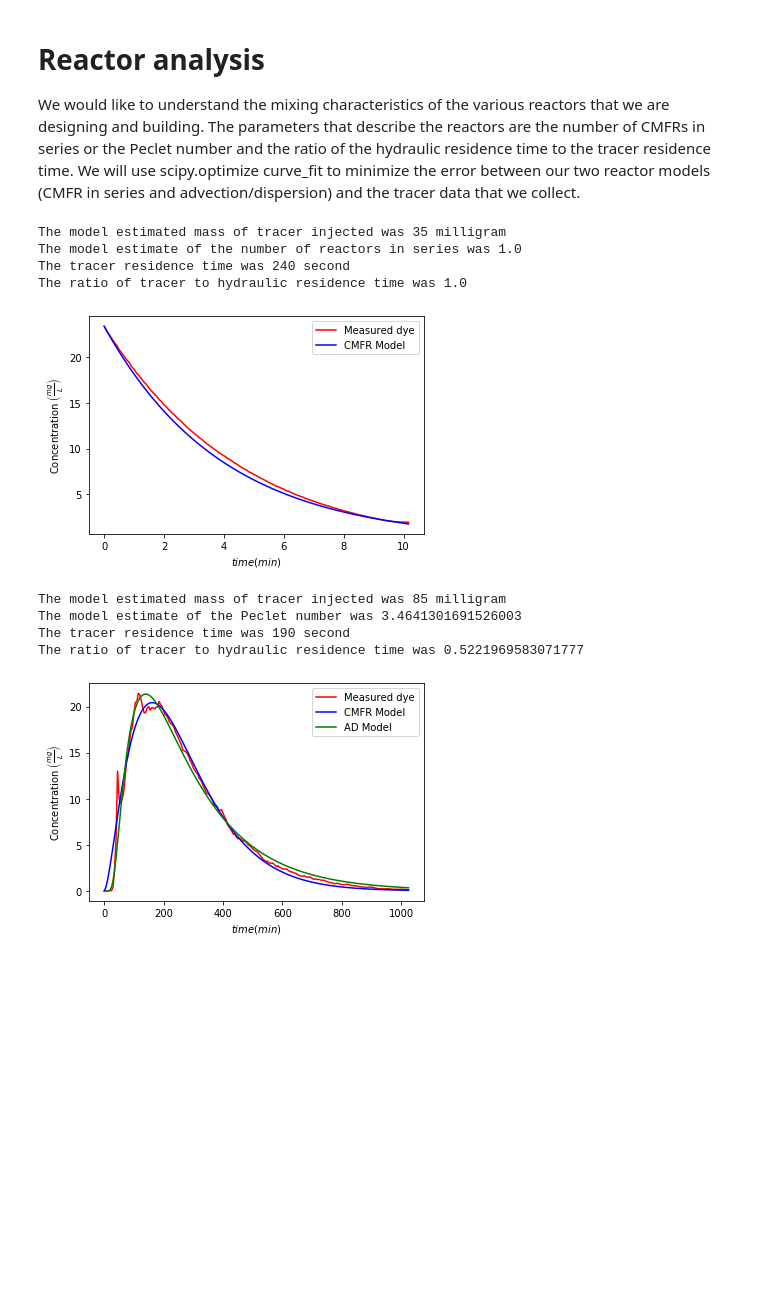
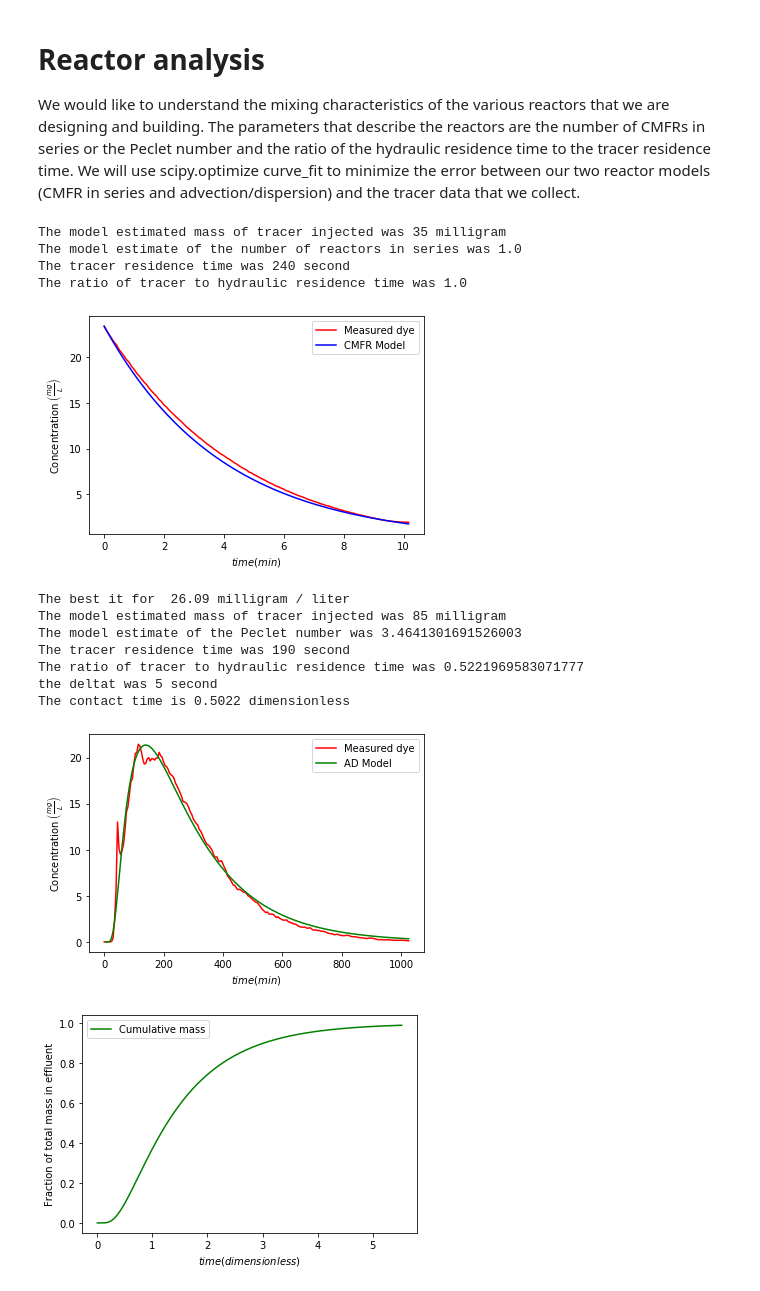
Before and after one commit to monroews/CEE4530, a Jupyter notebook: Examples/Reactor.ipynb, the cells around one changed output. Cells and saved outputs as stored; diff of their text form; code cells hidden in the pictures; blank space fills up the shorter version.

```diff
--- a/Examples/Reactor.ipynb
+++ b/Examples/Reactor.ipynb
@@ -106,7 +109,7 @@ one_baffle_theta_hydraulic = (one_baffle_V/one_baffle_Q).to(u.s)
 one_baffle_C_bar_guess = np.max(one_baffle_concentration_data)/2
 #use solver to get the CMFR parameters
 one_baffle_CMFR = ac.Solver_CMFR_N(one_baffle_time_data, one_baffle_concentration_data, one_baffle_theta_hydraulic, one_baffle_C_bar_guess)
-one_baffle_CMFR.C_bar
+print('The best it for ',one_baffle_CMFR.C_bar)
 one_baffle_CMFR.N
 one_baffle_CMFR.theta.to(u.s)
 
@@ -121,33 +124,59 @@ one_baffle_CMFR_model = (one_baffle_CMFR.C_bar*ac.E_CMFR_N(one_baffle_time_data/
 #use solver to get the advection dispersion parameters
 one_baffle_AD = ac.Solver_AD_Pe(one_baffle_time_data, one_baffle_concentration_data, one_baffle_theta_hydraulic, one_baffle_C_bar_guess)
 one_baffle_AD.C_bar
 one_baffle_AD.Pe
 one_baffle_AD.theta
 
 print('The model estimated mass of tracer injected was',ac.round_sig_figs(one_baffle_AD.C_bar*one_baffle_V ,2) )
 print('The model estimate of the Peclet number was', one_baffle_AD.Pe)
 print('The tracer residence time was',ac.round_sig_figs(one_baffle_AD.theta ,2))
 print('The ratio of tracer to hydraulic residence time was',(one_baffle_AD.theta/one_baffle_theta_hydraulic).magnitude)
 
 #Create the advection dispersion model curve based on the solver parameters
 one_baffle_AD_model = (one_baffle_AD.C_bar*ac.E_Advective_Dispersion((one_baffle_time_data/one_baffle_AD.theta).to_base_units(), one_baffle_AD.Pe)).to(u.mg/u.L)
 
+# the AD model returns a nan for time zero. fix this!
+one_baffle_AD_model_e = ac.E_Advective_Dispersion((one_baffle_time_data/one_baffle_AD.theta).to_base_units(), one_baffle_AD.Pe)
+# the AD model returns a nan for time zero. fix this!
+one_baffle_AD_model_e[0]=0
+
+# the integration is with respect to time and thus we need to account for the data time interval that we used.
+deltat = one_baffle_time_data[-1]/(one_baffle_time_data.size - 1)
+print('the deltat was',deltat)
+
+one_baffle_AD_model_f = np.cumsum(one_baffle_AD_model_e) * deltat/one_baffle_AD.theta
+
+# need to reapply units to this numpy function. Not sure why it loses the y units.
+one_baffle_BF = (np.interp(0.1,one_baffle_AD_model_f,one_baffle_time_data))*u.s/one_baffle_AD.theta
+
+print('The contact time is',one_baffle_BF)
+
 #Plot the data and the two model curves.
 plt.plot(one_baffle_time_data.to(u.s), one_baffle_concentration_data.to(u.mg/u.L),'r')
-plt.plot(one_baffle_time_data.to(u.s), one_baffle_CMFR_model,'b')
+#plt.plot(one_baffle_time_data.to(u.s), one_baffle_CMFR_model,'b')
 plt.plot(one_baffle_time_data.to(u.s), one_baffle_AD_model,'g')
 plt.xlabel(r'$time (min)$')
 plt.ylabel(r'Concentration $\left ( \frac{mg}{L} \right )$')
-plt.legend(['Measured dye','CMFR Model', 'AD Model'])
+plt.legend(['Measured dye', 'AD Model'])
 plt.show()
+
+plt.plot(one_baffle_time_data.to(u.s)/one_baffle_AD.theta, one_baffle_AD_model_f,'g')
+plt.xlabel(r'$time (dimensionless)$')
+plt.ylabel('Fraction of total mass in effluent')
+plt.legend(['Cumulative mass'])
+plt.show()
 # %% [output]
 The model estimated mass of tracer injected was 35 milligram
 The model estimate of the number of reactors in series was 1.0
 The tracer residence time was 240 second
 The ratio of tracer to hydraulic residence time was 1.0
 [figure]
+The best it for  26.09 milligram / liter
 The model estimated mass of tracer injected was 85 milligram
 The model estimate of the Peclet number was 3.4641301691526003
 The tracer residence time was 190 second
 The ratio of tracer to hydraulic residence time was 0.5221969583071777
+the deltat was 5 second
+The contact time is 0.5022 dimensionless
-[figure, old version]
+[figure, new version]
+[figure, added]
```
Also changed, not shown: parts of 1 cell of this notebook, 3 other files.
